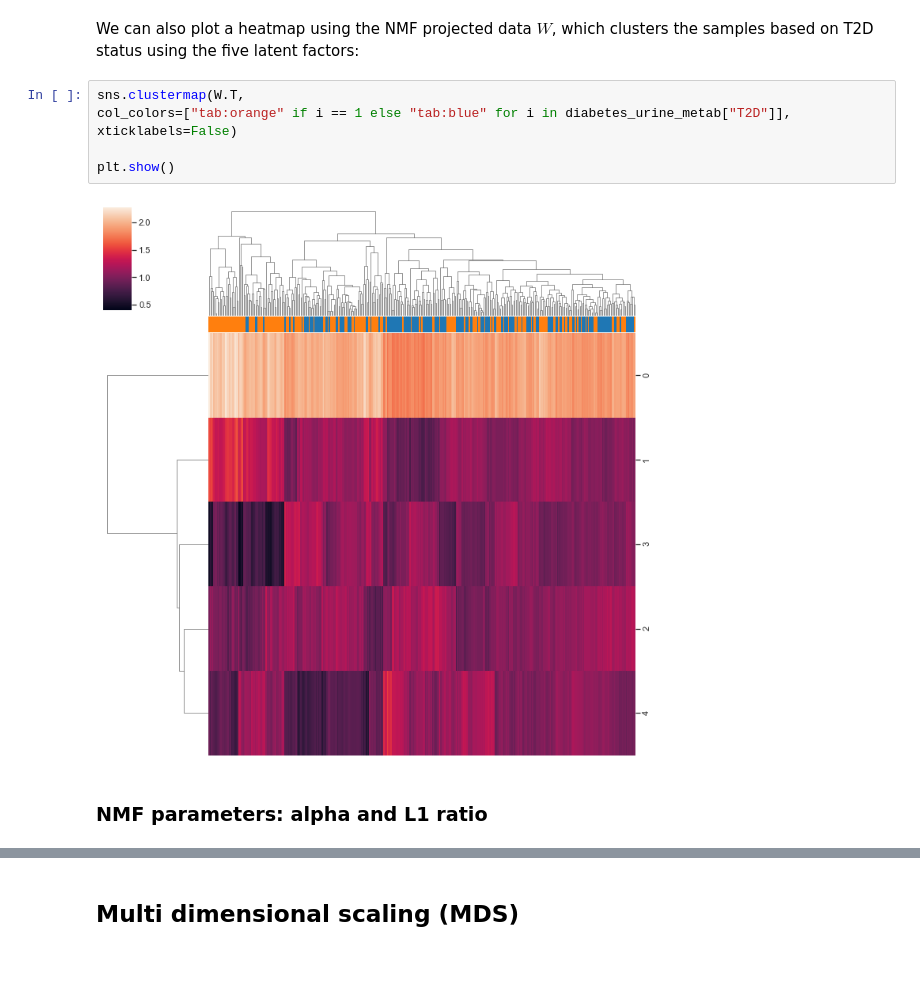
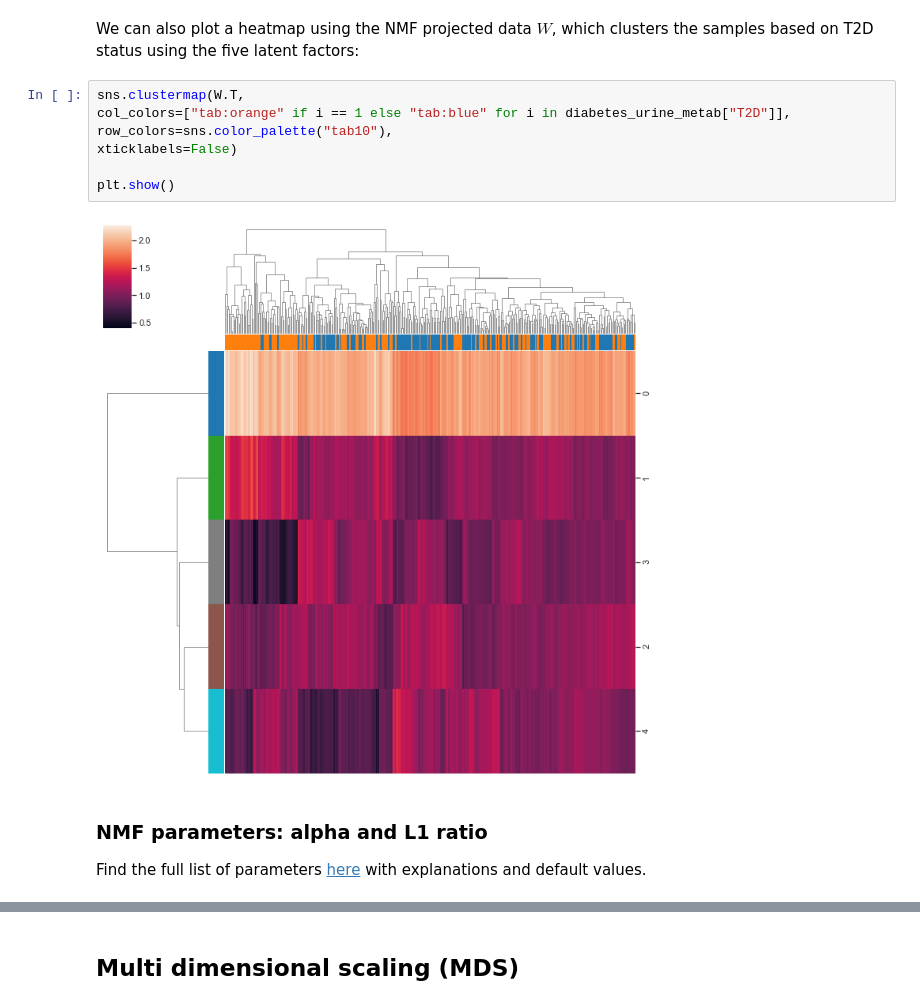
Before and after one commit to ICL-BMB-BiDS/BIDS3-DimensionReduction2, a Jupyter notebook: DimensionReduction2_Answers.ipynb, the cells around one changed output, grey strips where cells are left out. Cells and saved outputs as stored; diff of their text form; blank space fills up the shorter version.

```diff
--- a/DimensionReduction2_Answers.ipynb
+++ b/DimensionReduction2_Answers.ipynb
@@ -192,10 +193,12 @@ We can also plot a heatmap using the NMF projected data $W$, which clusters the
 # %%
 sns.clustermap(W.T,
 col_colors=["tab:orange" if i == 1 else "tab:blue" for i in diabetes_urine_metab["T2D"]],
+row_colors=sns.color_palette("tab10"),
 xticklabels=False)
 
 plt.show()
 # %% [output]
-[figure, old version]
+[figure, new version]
-# %% [markdown]
-### NMF parameters: alpha and L1 ratio
+# %% [markdown]
+### NMF parameters: alpha and L1 ratio
+Find the full list of parameters [here](https://scikit-learn.org/stable/modules/generated/sklearn.decomposition.NMF.html) with explanations and default values.
```
Also changed, not shown: parts of 38 cells of this notebook.
